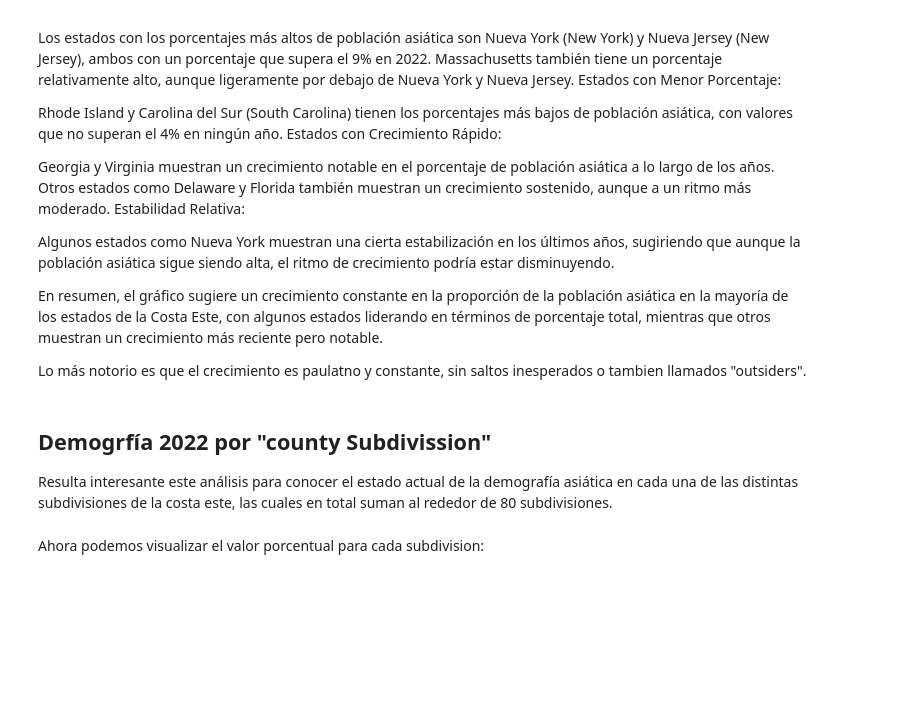
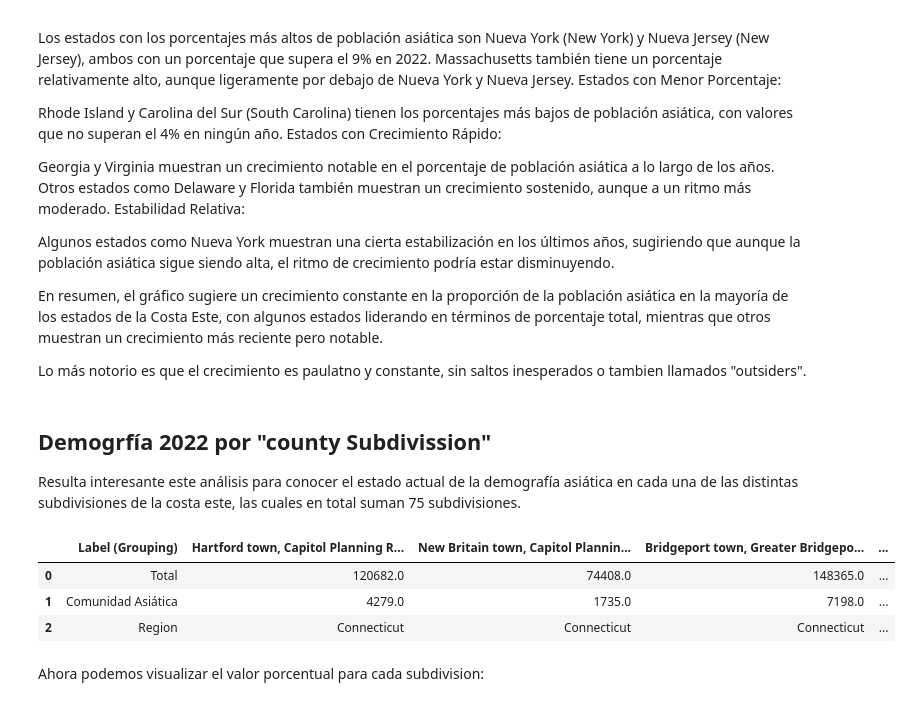
Before and after one commit to psm545/Google-and-Yelp-Recomendaciones-PF-Henry-PT-09, a Jupyter notebook: Demografía.ipynb, the cells around one changed output. Cells and saved outputs as stored; diff of their text form; code cells hidden in the pictures; blank space fills up the shorter version.

```diff
--- a/Demografía.ipynb
+++ b/Demografía.ipynb
@@ -412,6 +464,6 @@ Lo más notorio es que el crecimiento es paulatno y constante, sin saltos inespe
 # %% [markdown]
 ## Demogrfía 2022 por "county Subdivission"
 
-Resulta interesante este análisis para conocer el estado actual de la demografía asiática en cada una de las distintas subdivisiones de la costa este, las cuales en total suman al rededor de 80 subdivisiones.
+Resulta interesante este análisis para conocer el estado actual de la demografía asiática en cada una de las distintas subdivisiones de la costa este, las cuales en total suman 75 subdivisiones.
 # %%
 df = pd.read_csv("C:\\Users\\fede\\Desktop\\ProyectoFinal\\PROYECTO\\Google-and-Yelp-Recomendaciones-PF-Henry-PT-09\\Demografía2022CountySubdivision.csv")
@@ -428,2 +470,9 @@ df = df.drop(0)
+# %%
+df
+# %% [output]
+|  | Label (Grouping) | Hartford town, Capitol Planning R... | New Britain town, Capitol Plannin... | Bridgeport town, Greater Bridgepo... | ... |
+| 0 | Total | 120682.0 | 74408.0 | 148365.0 | ... |
+| 1 | Comunidad Asiática | 4279.0 | 1735.0 | 7198.0 | ... |
+| 2 | Region | Connecticut | Connecticut | Connecticut | ... |
 # %% [markdown]
 Ahora podemos visualizar el valor porcentual para cada subdivision:
```
Also changed, not shown: parts of 33 cells of this notebook.
